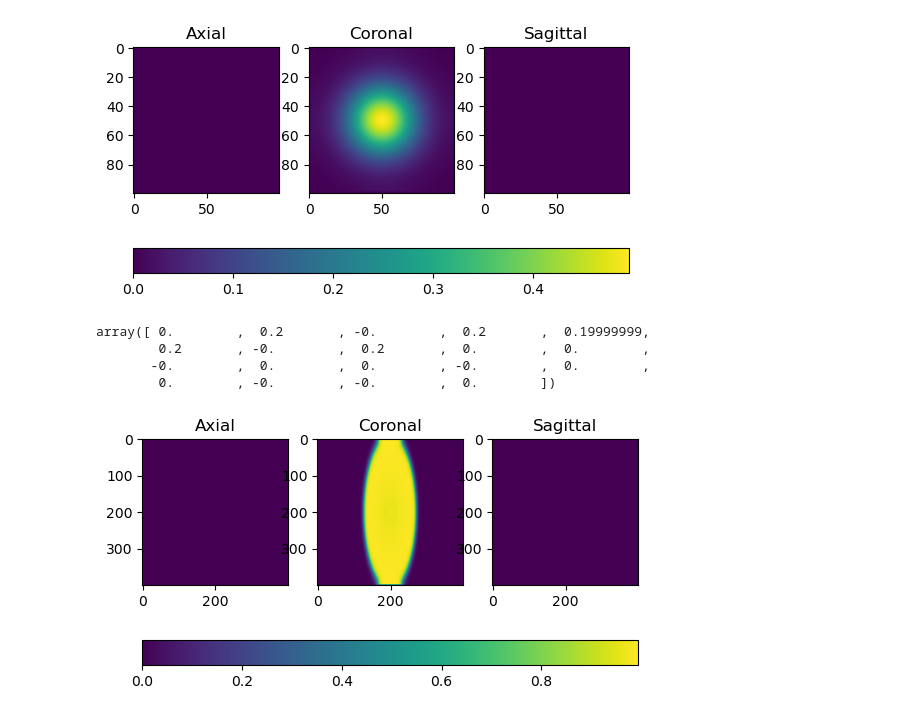
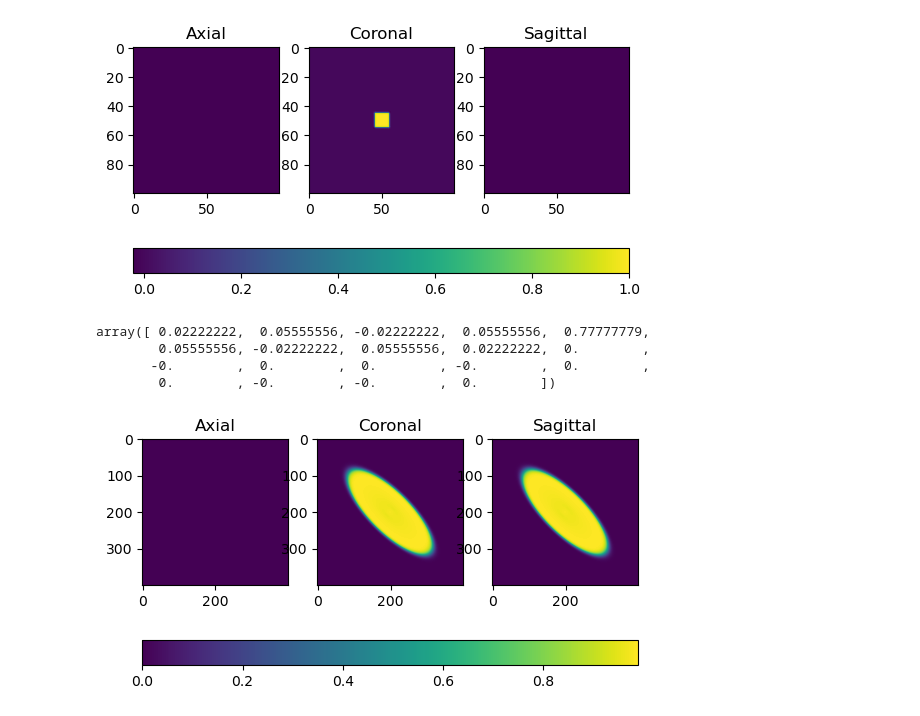
Before and after one commit to TiNezlobinsky/Finitewave, a Jupyter notebook: examples/notebooks/anisotropy_3d.ipynb, the cells around one changed output. Cells and saved outputs as stored; diff of their text form; code cells hidden in the pictures.

```diff
--- a/examples/notebooks/anisotropy_3d.ipynb
+++ b/examples/notebooks/anisotropy_3d.ipynb
@@ -1,5 +1,4 @@
 # %%
-
 
 import matplotlib.pyplot as plt
 import numpy as np
@@ -15,49 +14,60 @@ tissue = fw.CardiacTissue3D((n, n, m))
 tissue.mesh = np.ones([n, n, m])
 tissue.add_boundaries()
 # add fibers orientation vectors
-theta, alpha = 0. * np.pi, 0. * np.pi/4
+theta, alpha = 0. * np.pi, 1 * np.pi/4
 tissue.fibers = np.zeros((3, n, n, m))
 tissue.fibers[0] = np.cos(theta) * np.cos(alpha)
 tissue.fibers[1] = np.cos(theta) * np.sin(alpha)
 tissue.fibers[2] = np.sin(theta)
 # add numeric method stencil for weights computations
 tissue.stencil = fw.AsymmetricStencil3D()
 tissue.D_al = 1
-tissue.D_ac = tissue.D_al
+tissue.D_ac = tissue.D_al/9
 
 # create model object:
 aliev_panfilov = fw.AlievPanfilov3D()
 # set up numerical parameters:
 aliev_panfilov.dt = 0.001
 aliev_panfilov.dr = 0.1
-aliev_panfilov.t_max = 1
+aliev_panfilov.t_max = 0.001
 # set up stimulation parameters:
 stim_sequence = fw.StimSequence()
-stim_sequence.add_stim(fw.StimVoltageCoord3D(0, 1, n//2 - 10, n//2 + 10,
-                                             n//2 - 10, n//2 + 10,
+stim_sequence.add_stim(fw.StimVoltageCoord3D(0, 1, n//2 - 5, n//2 + 5,
+                                             n//2 - 5, n//2 + 5,
                                              1, 2))
 # add the tissue and the stim parameters to the model object:
 aliev_panfilov.cardiac_tissue = tissue
 aliev_panfilov.stim_sequence = stim_sequence
 aliev_panfilov.run()
 
+import skimage as ski
+
+labeled = (aliev_panfilov.u[:, :, 1] > 0.5).astype(int)
+props = ski.measure.regionprops_table(labeled, properties=(
+    'orientation', 'major_axis_length', 'minor_axis_length'))
+props['orientation'] = np.degrees(props['orientation'])
+props['axis_ratio'] = props['major_axis_length'] / props['minor_axis_length']
+props['alpha'] = np.degrees(alpha)
+props['density_calc'] = (np.sum(tissue.mesh[-1:1, -1:1] == 2)
+                            / ((n - 2) * (n - 2)))
+# print(props)
 
 # show the potential map in axial, coronal and sagittal planes:
 fig, axs = plt.subplots(1, 3)
 im_x = axs[0].imshow(aliev_panfilov.u[:, :, 0])
 im_y = axs[1].imshow(aliev_panfilov.u[:, :, 1])
 im_z = axs[2].imshow(aliev_panfilov.u[:, :, 2])
 axs[0].set_title('Axial')
 axs[1].set_title('Coronal')
 axs[2].set_title('Sagittal')
 fig.colorbar(im_y, ax=axs, orientation='horizontal')
 plt.show()
 # %% [output]
-[figure, old version]
+[figure, new version]
 # %%
 tissue.weights[50, 50, 1, :]
 # %% [output]
-array([ 0.        ,  0.2       , -0.        ,  0.2       ,  0.19999999,
-        0.2       , -0.        ,  0.2       ,  0.        ,  0.        ,
+array([ 0.02222222,  0.05555556, -0.02222222,  0.05555556,  0.77777779,
+        0.05555556, -0.02222222,  0.05555556,  0.02222222,  0.        ,
        -0.        ,  0.        ,  0.        , -0.        ,  0.        ,
         0.        , -0.        , -0.        ,  0.        ])
@@ -70,16 +83,17 @@ import numpy as np
 import finitewave as fw
 
 # number of nodes on the side
-n = 400
-m = 3
+n = 100
+m = 100
+k = 100
 
-tissue = fw.CardiacTissue3D((n, n, m))
+tissue = fw.CardiacTissue3D((n, m, k))
 # create a mesh of cardiomyocytes (elems = 1):
-tissue.mesh = np.ones([n, n, m])
+tissue.mesh = np.ones([n, m, k])
 tissue.add_boundaries()
 # add fibers orientation vectors
-theta, alpha = 0. * np.pi, 1. * np.pi/4
-tissue.fibers = np.zeros((3, n, n, m))
+theta, alpha = 0. * np.pi, 0.25 * np.pi
+tissue.fibers = np.zeros((3, n, m, k))
 tissue.fibers[0] = np.cos(theta) * np.cos(alpha)
 tissue.fibers[1] = np.cos(theta) * np.sin(alpha)
 tissue.fibers[2] = np.sin(theta)
@@ -96,9 +110,9 @@ aliev_panfilov.dr = 0.1
 aliev_panfilov.t_max = 10
 # set up stimulation parameters:
 stim_sequence = fw.StimSequence()
-stim_sequence.add_stim(fw.StimVoltageCoord3D(0, 1, n//2 - 10, n//2 + 10,
-                                             n//2 - 10, n//2 + 10,
-                                             1, 2))
+stim_sequence.add_stim(fw.StimVoltageCoord3D(0, 1, n//2 - 5, n//2 + 5,
+                                             m//2 - 5, m//2 + 5,
+                                             k//2 - 5, k//2 + 5))
 # add the tissue and the stim parameters to the model object:
 aliev_panfilov.cardiac_tissue = tissue
 aliev_panfilov.stim_sequence = stim_sequence
@@ -116,4 +130,4 @@ axs[2].set_title('Sagittal')
 fig.colorbar(im_y, ax=axs, orientation='horizontal')
 plt.show()
 # %% [output]
-[figure, old version]
+[figure, new version]
```
Also changed, not shown: parts of 1 cell of this notebook, 3 other files.
